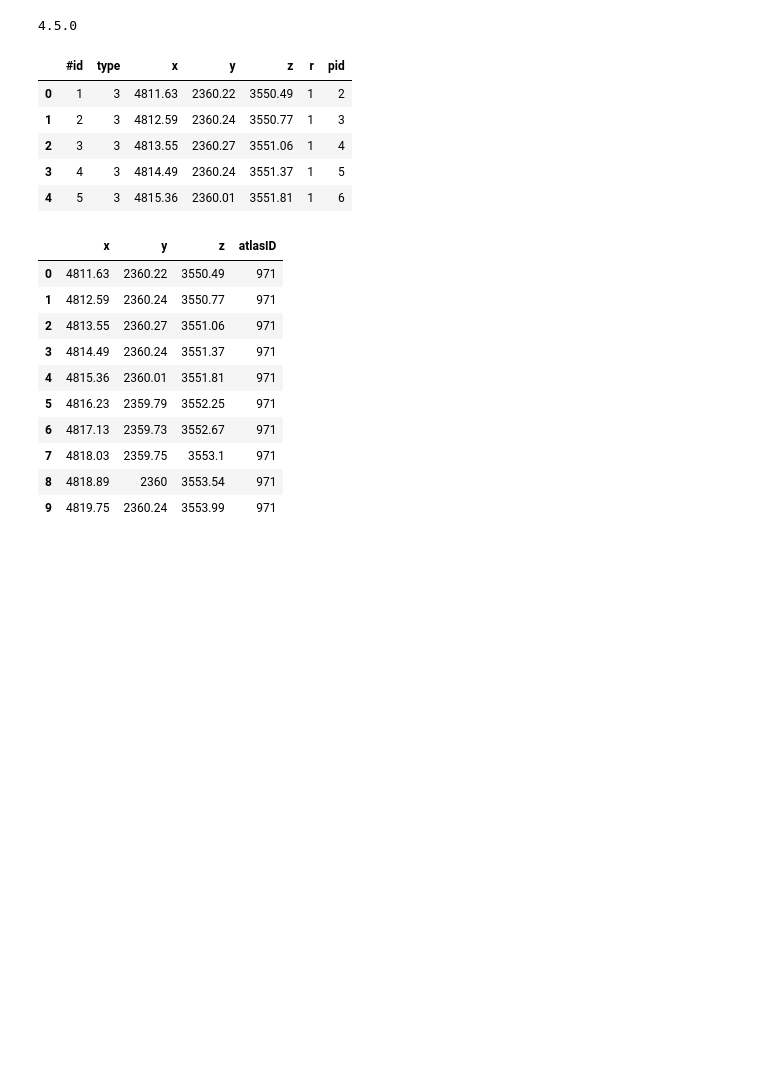
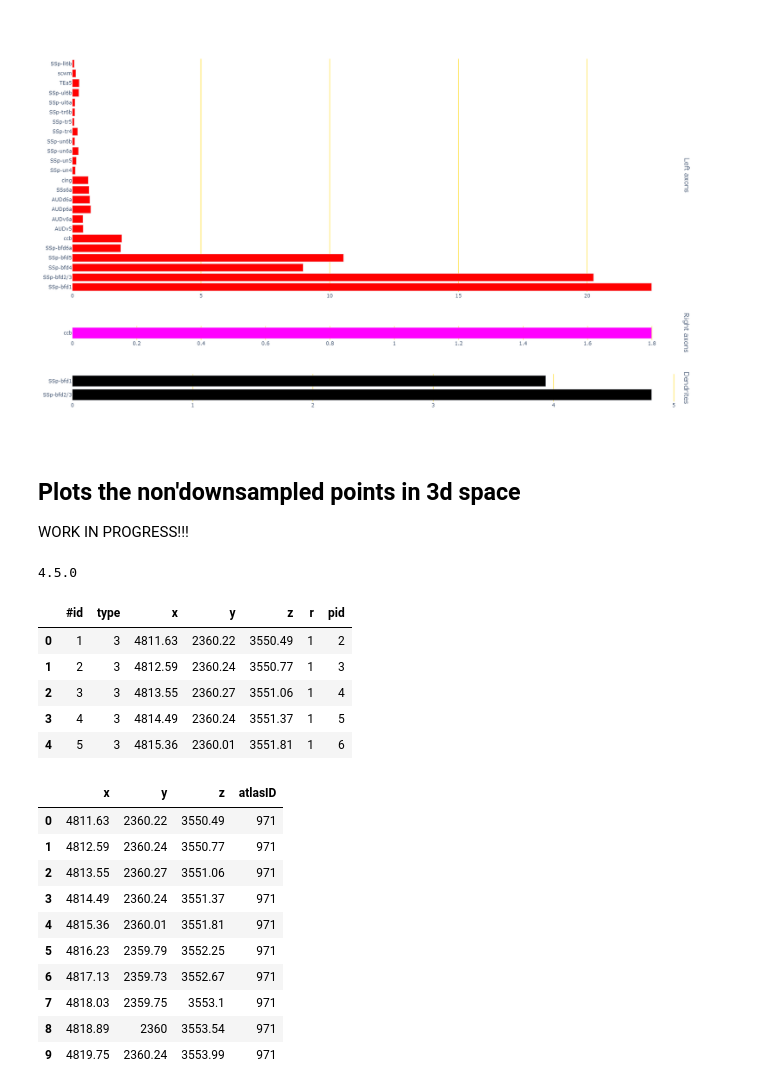
Before and after one commit to YANQI-LIU/Image_Registration, a Jupyter notebook: GetLocationsOfAnnotation.ipynb, the cells around one changed output. Cells and saved outputs as stored; diff of their text form; code cells hidden in the pictures; blank space fills up the shorter version.

```diff
--- a/GetLocationsOfAnnotation.ipynb
+++ b/GetLocationsOfAnnotation.ipynb
@@ -299,0 +210,2 @@ D:/AL126/AL126_DSpoints.tif
+# %%
+points_in_atlasD,regionsD= regions_csv(dendrites,out_name+'_dendrites_')
@@ -299,0 +219,18 @@ D:/AL126/AL126_DSpoints.tif
+# %%
+# Generate excel file of regions in parent name (1 graph order up) for each hemisphere
+axon_subL=regionsL.sort_values(by=['counts'])
+axon_subL.sort_values(by= 'graph_order',axis=0, inplace=True)
+parentL= parent_df(axon_subL)
+parentL.sort_values('counts',ascending=False, inplace=True)
+
+parentL.to_excel(f'{out_name}_Lparent.xls')
+# %%
+# Generate excel file of regions in parent name (1 graph order up) for each hemisphere
+
+axon_subR=regionsR.sort_values(by=['counts'])
+axon_subR.sort_values(by= 'graph_order',axis=0, inplace=True)
+parentR= parent_df(axon_subR)
+
+parentR.sort_values('counts',ascending=False, inplace=True)
+
+parentR.to_excel(f'{out_name}_Rparent.xls')
@@ -299,0 +333,7 @@ D:/AL126/AL126_DSpoints.tif
+# %%
+
+print('For left hemisphere')
+new_axonL= arrange_parent_subregion(parentL,axon_subL)
+
+print('For right hemisphere')
+new_axonR= arrange_parent_subregion(parentR,axon_subR)
@@ -300,3 +356,10 @@ D:/AL126/AL126_DSpoints.tif
+# %%
+plot_hist(new_axonL,new_axonR,regionsD,out_name)
+# %% [output]
+[figure, added]
+# %% [markdown]
+## Plots the non'downsampled points in 3d space
+WORK IN PROGRESS!!!
 # %%
 import plotly
 import plotly.graph_objects as go
```
Also changed, not shown: parts of 43 cells of this notebook.
